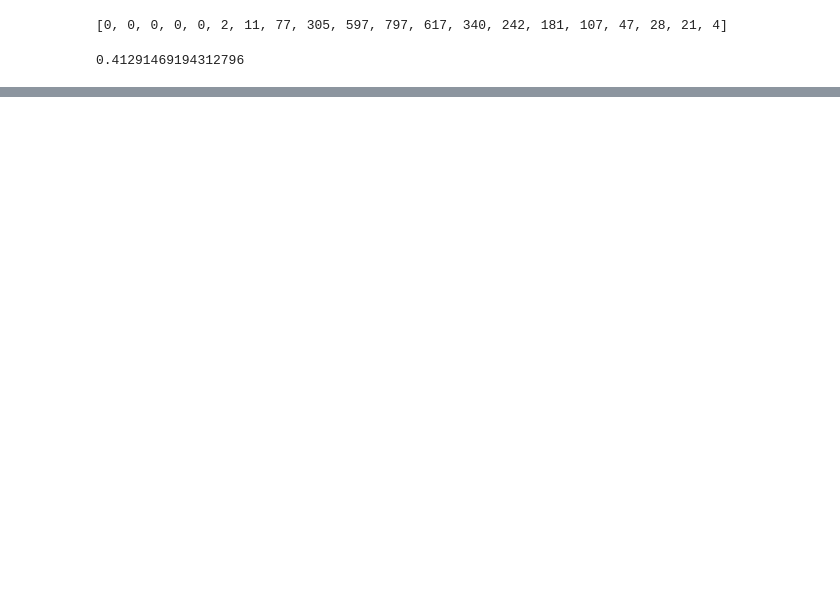
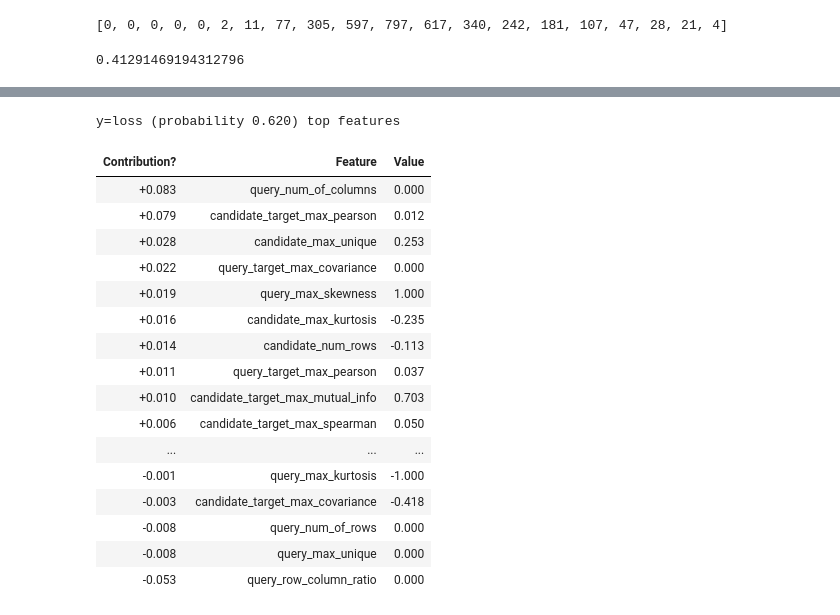
Before and after one commit to VIDA-NYU/prida, a Jupyter notebook: improvement-prediction/classification/Experiments_for_VLDB.ipynb, the cells around one changed output, grey strips where cells are left out. Drawn from its saved outputs; the diff is of its cells as text; code cells hidden in the pictures; blank space fills up the shorter version.

```diff
--- a/improvement-prediction/classification/Experiments_for_VLDB.ipynb
+++ b/improvement-prediction/classification/Experiments_for_VLDB.ipynb
@@ -379,0 +522,22 @@ print(certain_fp/float(fp), certain_fn/float(fn))
+# %%
+eli5.show_prediction(rf_official, false_negative.iloc[3][FEATURES],
+                     show_feature_values=True, feature_filter=no_bias)
+# %% [output]
+y=loss (probability 0.620) top features
+| Contribution? | Feature | Value |
+| +0.083 | query_num_of_columns | 0.000 |
+| +0.079 | candidate_target_max_pearson | 0.012 |
+| +0.028 | candidate_max_unique | 0.253 |
+| +0.022 | query_target_max_covariance | 0.000 |
+| +0.019 | query_max_skewness | 1.000 |
+| +0.016 | candidate_max_kurtosis | -0.235 |
+| +0.014 | candidate_num_rows | -0.113 |
+| +0.011 | query_target_max_pearson | 0.037 |
+| +0.010 | candidate_target_max_mutual_info | 0.703 |
+| +0.006 | candidate_target_max_spearman | 0.050 |
+| ... | ... | ... |
+| -0.001 | query_max_kurtosis | -1.000 |
+| -0.003 | candidate_target_max_covariance | -0.418 |
+| -0.008 | query_num_of_rows | 0.000 |
+| -0.008 | query_max_unique | 0.000 |
+| -0.053 | query_row_column_ratio | 0.000 |
```
Also changed, not shown: parts of 41 cells of this notebook, 2 other files.
